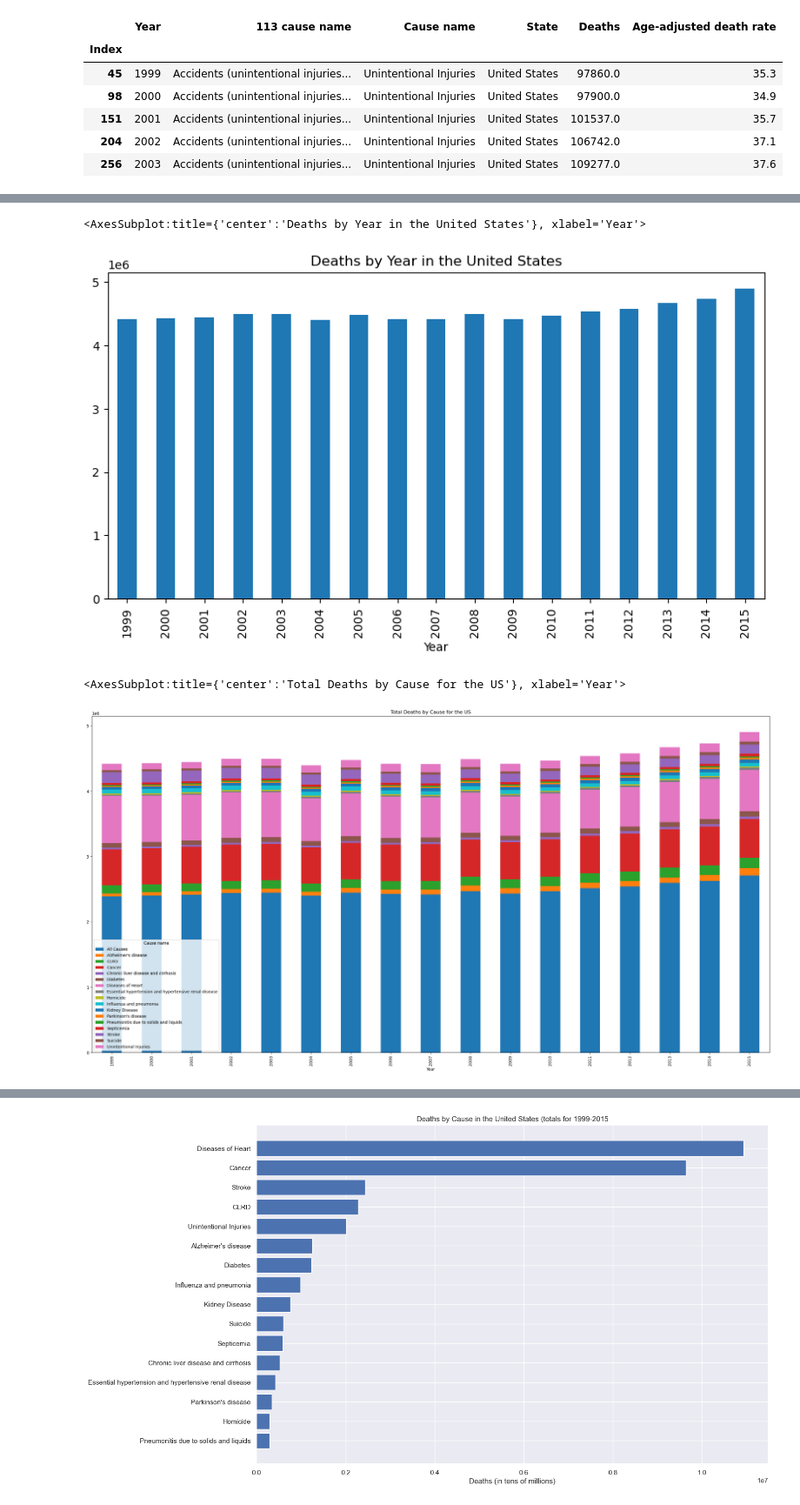
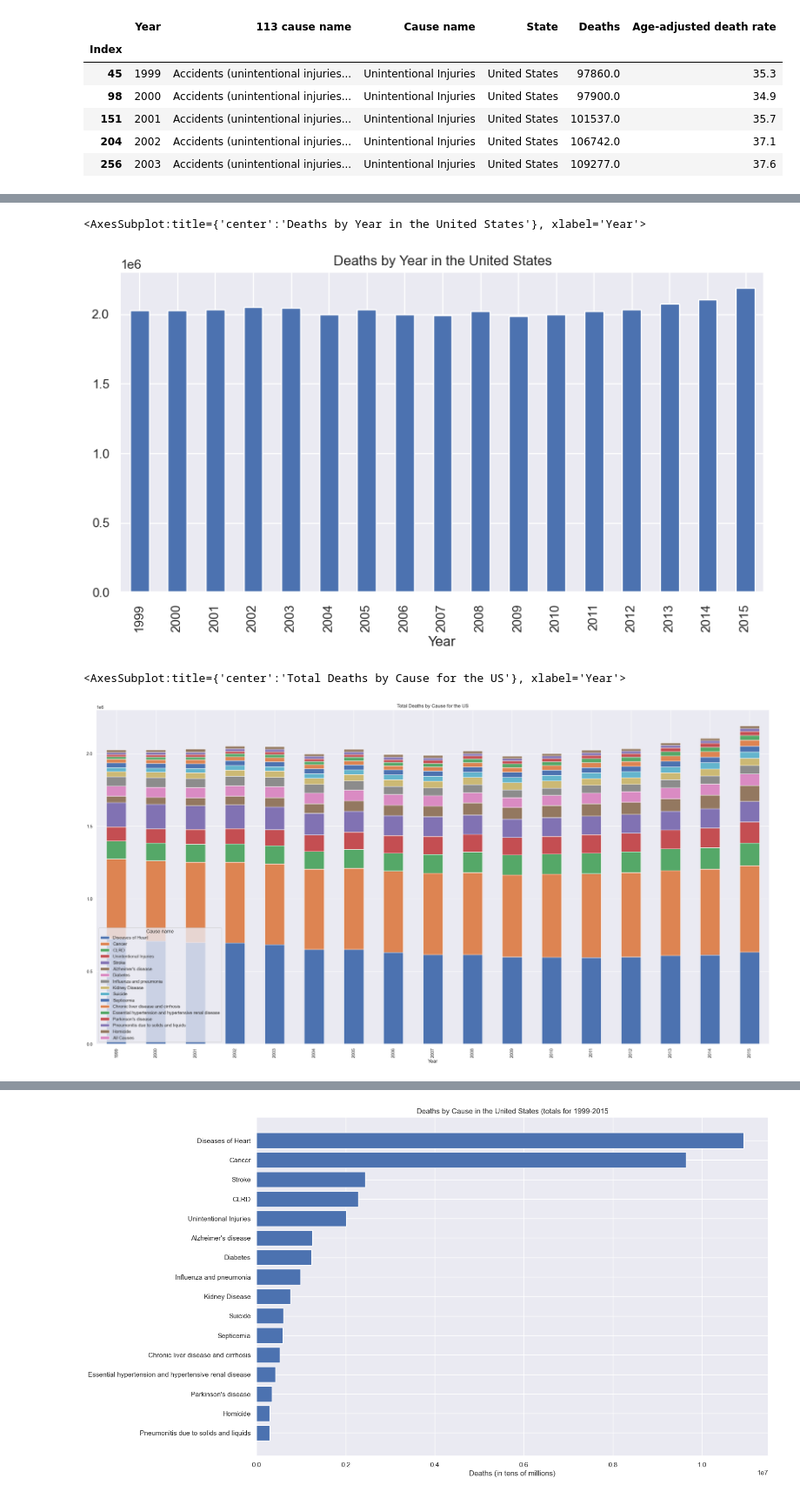
Before and after one commit to mattlehrer/research_methods_assignment_6, a Jupyter notebook: Assignment6_Group_C.ipynb, the cells around one changed output, grey strips where cells are left out. Shown at 87% size. Saved outputs shown, nothing was run; the diff lists cells and outputs as text; code cells hidden in the pictures.

```diff
--- a/Assignment6_Group_C.ipynb
+++ b/Assignment6_Group_C.ipynb
@@ -122,15 +144,18 @@ us.head(5)
+# %%
+# remove all causes
+us = us.loc[us['Cause name'] != 'All Causes']
 # %%
 # total deaths by year
 us_by_year = us.groupby('Year')['Deaths'].sum()
 us_by_year.plot(kind='bar', figsize=(10, 5), title='Deaths by Year in the United States')
 # %% [output]
 <AxesSubplot:title={'center':'Deaths by Year in the United States'}, xlabel='Year'>
-[figure, old version]
+[figure, new version]
 # %%
 # create a stacked bar chart for the whole us, each bar is a year and each stack is a cause
-us.groupby(['Year', 'Cause name'])['Deaths'].sum().unstack().plot(kind='bar', stacked=True, figsize=(30, 15), title='Total Deaths by Cause for the US')
+us.groupby(['Year', 'Cause name'])['Deaths'].sum().unstack().sort_values(by=2015, axis=1, ascending=False).plot(kind='bar', stacked=True, figsize=(30, 15), title='Total Deaths by Cause for the US')
 # %% [output]
 <AxesSubplot:title={'center':'Total Deaths by Cause for the US'}, xlabel='Year'>
-[figure, old version]
+[figure, new version]
 # %%
 # total deaths by cause across all years
```
Also changed, not shown: parts of 8 cells of this notebook.
